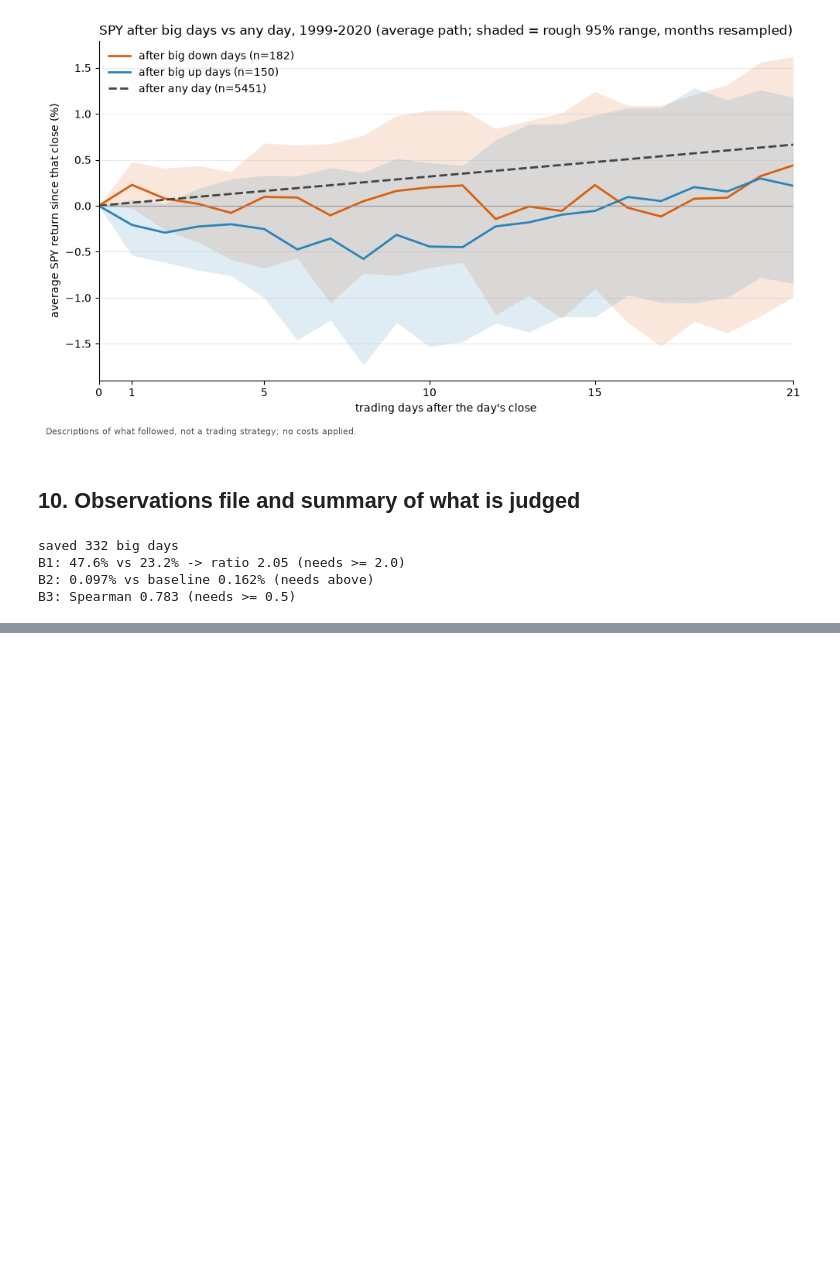
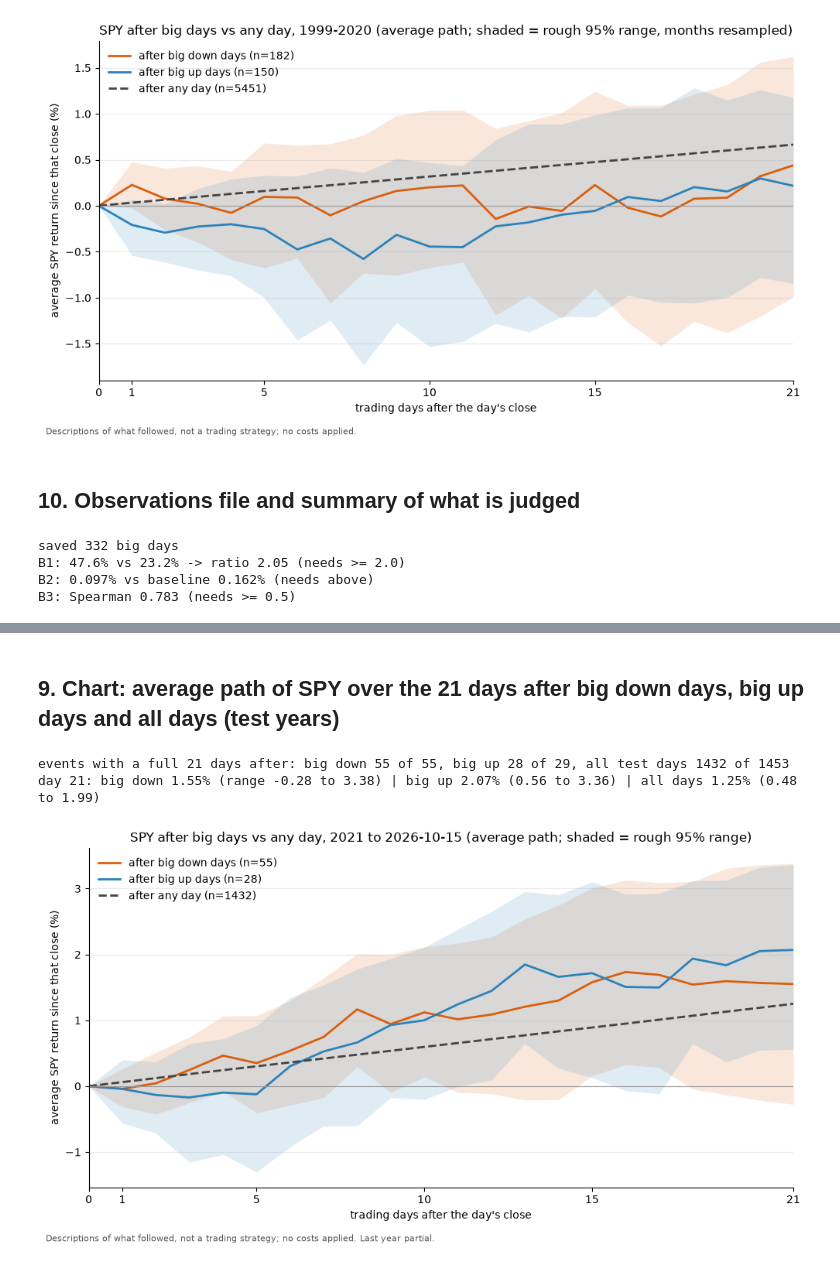
Before and after one commit to LamBuild33/market-rotation-research, a Jupyter notebook: notebooks/07_big_day_reactions.ipynb, the cells around one changed output, grey strips where cells are left out. Saved outputs shown, nothing was run; the diff lists cells and outputs as text; code cells hidden in the pictures; blank space fills up the shorter version.

Commit message:
Notebook 07 Part B: big-day reactions (test years, checked once)
Co-Authored-By: Claude Sonnet 5.5 <noreply@anthropic.com>

```diff
--- a/notebooks/07_big_day_reactions.ipynb
+++ b/notebooks/07_big_day_reactions.ipynb
@@ -426,0 +921,28 @@ B3: Spearman 0.783 (needs >= 0.5)
+# %% [markdown]
+## 9. Chart: average path of SPY over the 21 days after big down days, big up days and all days (test years)
+# %%
+PA = X_B["path"]; K = PA["K"]
+pd_, pd_lo, pd_hi, nd = PA["down"]; pu_, pu_lo, pu_hi, nu = PA["up"]; pa_, pa_lo, pa_hi, na = PA["all"]
+print("events with a full 21 days after: big down %d of %d, big up %d of %d, all test days %d of %d" % (nd, X_B["counts"]["down"], nu, X_B["counts"]["up"], na, X_B["eligible_days"]))
+print("day 21: big down %.2f%% (range %.2f to %.2f) | big up %.2f%% (%.2f to %.2f) | all days %.2f%% (%.2f to %.2f)" % (pd_[-1], pd_lo[-1], pd_hi[-1], pu_[-1], pu_lo[-1], pu_hi[-1], pa_[-1], pa_lo[-1], pa_hi[-1]))
+x = np.arange(K + 1)
+fig, ax = plt.subplots(figsize=(10, 5.5))
+for avg, lo, hi, col, lab in [(pd_, pd_lo, pd_hi, "#d95f0e", f"after big down days (n={nd})"), (pu_, pu_lo, pu_hi, "#2b83ba", f"after big up days (n={nu})")]:
+    ax.fill_between(x, lo, hi, color=col, alpha=0.15, lw=0)
+    ax.plot(x, avg, color=col, lw=2, label=lab)
+ax.plot(x, pa_, color="#444444", lw=2, ls="--", label=f"after any day (n={na})")
+ax.axhline(0, color="#999999", lw=0.8)
+ax.set_xlim(0, K); ax.set_xticks([0, 1, 5, 10, 15, 21])
+ax.set_xlabel("trading days after the day's close"); ax.set_ylabel("average SPY return since that close (%)")
+ax.set_title("SPY after big days vs any day, 2021 to %s (average path; shaded = rough 95%% range)" % PF.index[-1].date())
+for sp in ("top", "right"): ax.spines[sp].set_visible(False)
+ax.grid(axis="y", alpha=0.25)
+ax.legend(frameon=False, loc="upper left")
+fig.text(0.01, 0.01, "Descriptions of what followed, not a trading strategy; no costs applied. Last year partial.", fontsize=8, color="#555555")
+fig.tight_layout(rect=(0, 0.03, 1, 1))
+fig.savefig(R / "07b_avg_path_after_big_days.png", dpi=130)
+plt.show()
+# %% [output]
+events with a full 21 days after: big down 55 of 55, big up 28 of 29, all test days 1432 of 1453
+day 21: big down 1.55% (range -0.28 to 3.38) | big up 2.07% (0.56 to 3.36) | all days 1.25% (0.48 to 1.99)
+[figure, added]
```
Also changed, not shown: parts of 20 cells of this notebook, 17 other files.
